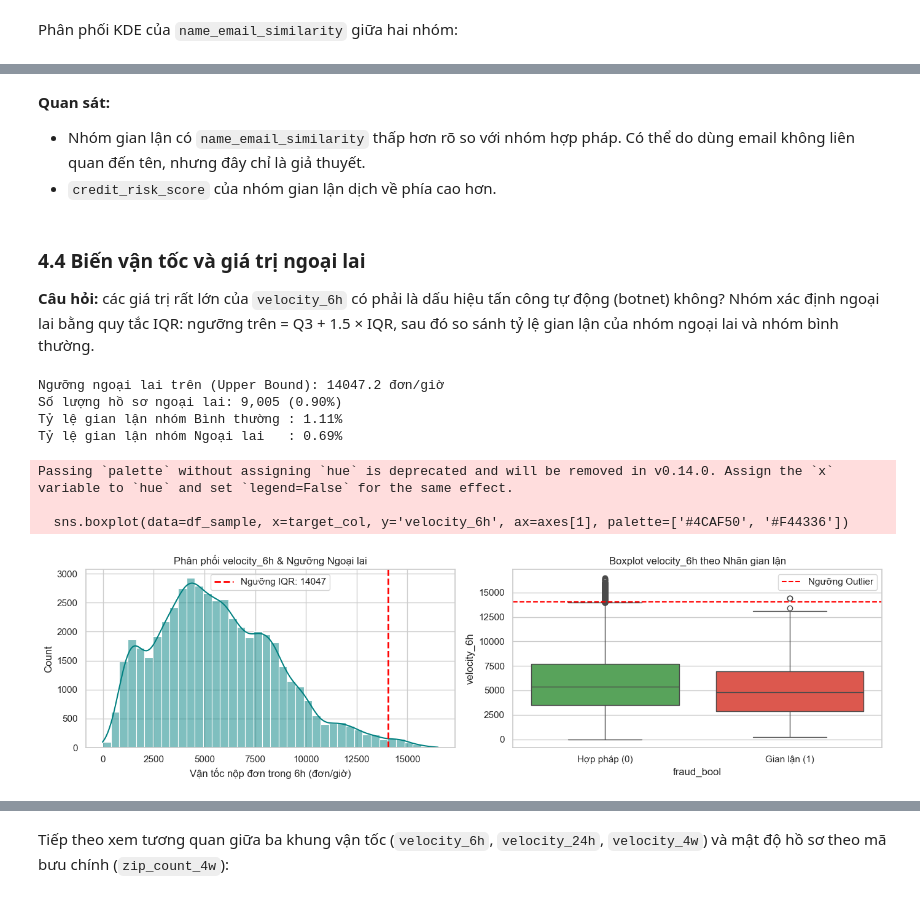
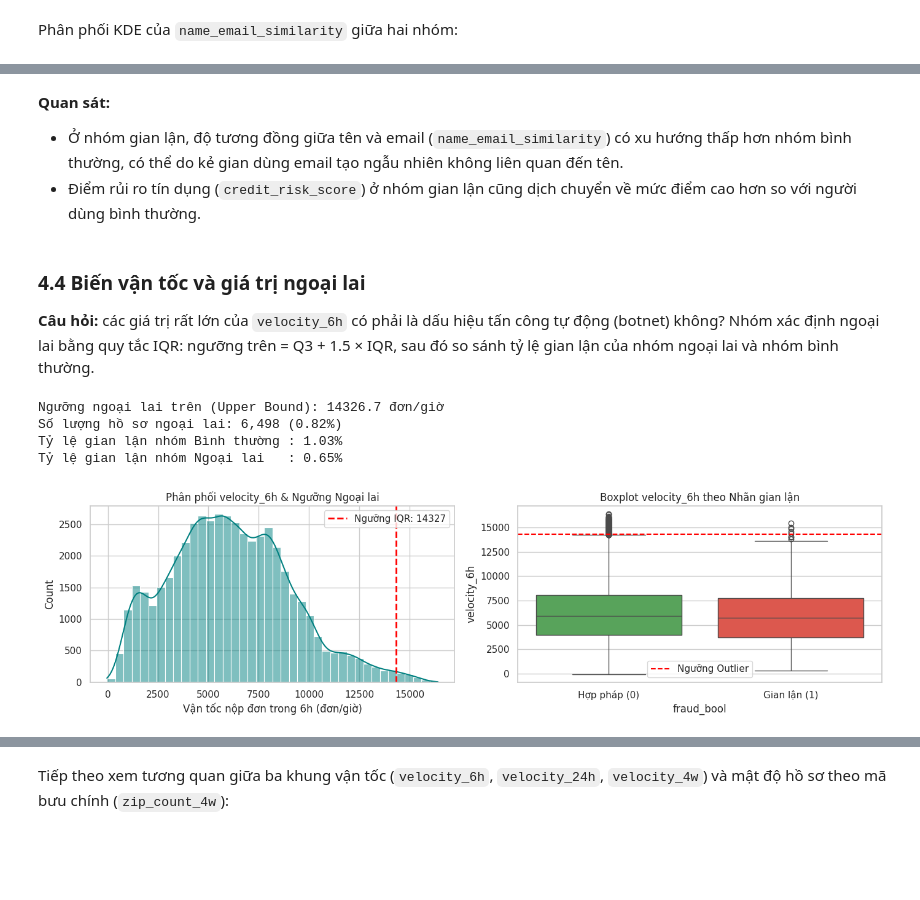
Before and after one commit to dducsw/co5177-data-analytics-and-visualization-project, a Jupyter notebook: tabular/bank-account-fraud.ipynb, the cells around one changed output, grey strips where cells are left out. Drawn from its saved outputs; the diff is of its cells as text; code cells hidden in the pictures; blank space fills up the shorter version.

```diff
--- a/tabular/bank-account-fraud.ipynb
+++ b/tabular/bank-account-fraud.ipynb
@@ -66,9 +104,14 @@ print("Đã import thành công các thư viện cần thiết!")
 # %%
 # Đọc file dữ liệu Base.csv
-df_raw = pd.read_csv('data/Base.csv')   # bản gốc bất biến
-df = df_raw.copy()                       # bản làm việc: chạy lại từ cell này sẽ reset sạch
+load_path = data_file if ('data_file' in locals() and Path(data_file).exists()) else (
+    'data/Base.csv' if Path('data/Base.csv').exists() else 'tabular/data/Base.csv'
+)
+
+df_raw = pd.read_csv(load_path)   # bản gốc bất biến
+df = df_raw.copy()                 # bản làm việc: chạy lại từ cell này sẽ reset sạch
 
 # Kiểm tra số chiều dữ liệu và bản ghi trùng lặp
+print(f"Đã nạp file từ: {Path(load_path).resolve()}")
 print(f"Số dòng dữ liệu: {df.shape[0]:,} dòng")
 print(f"Số lượng cột: {df.shape[1]} cột")
 print(f"Số dòng bị trùng lặp hoàn toàn (duplicated): {df.duplicated().sum()}")
@@ -701,7 +773,7 @@ Passing `palette` without assigning `hue` is deprecated and will be removed in v
 Vì dữ liệu có 1 triệu dòng, nhóm lấy mẫu ngẫu nhiên 50.000 dòng để vẽ biểu đồ cho nhanh.
 # %%
 # Lấy mẫu ngẫu nhiên 50,000 dòng đại diện
-df_sample = df.sample(50000, random_state=42).copy()
+df_sample = df_train.sample(50000, random_state=42).copy()
 print("Kích thước tập mẫu dùng để trực quan hóa:", df_sample.shape)
 # %% [output]
 Kích thước tập mẫu dùng để trực quan hóa: (50000, 37)
@@ -745,54 +810,51 @@ plt.show()
 # %% [markdown]
 **Quan sát:**
-- Nhóm gian lận có `name_email_similarity` thấp hơn rõ so với nhóm hợp pháp. Có thể do dùng email không liên quan đến tên, nhưng đây chỉ là giả thuyết.
-- `credit_risk_score` của nhóm gian lận dịch về phía cao hơn.
+- Ở nhóm gian lận, độ tương đồng giữa tên và email (`name_email_similarity`) có xu hướng thấp hơn nhóm bình thường, có thể do kẻ gian dùng email tạo ngẫu nhiên không liên quan đến tên.
+- Điểm rủi ro tín dụng (`credit_risk_score`) ở nhóm gian lận cũng dịch chuyển về mức điểm cao hơn so với người dùng bình thường.
 # %% [markdown]
 ### 4.4 Biến vận tốc và giá trị ngoại lai
 
 **Câu hỏi:** các giá trị rất lớn của `velocity_6h` có phải là dấu hiệu tấn công tự động (botnet) không? Nhóm xác định ngoại lai bằng quy tắc IQR: ngưỡng trên = Q3 + 1.5 × IQR, sau đó so sánh tỷ lệ gian lận của nhóm ngoại lai và nhóm bình thường.
 # %%
 # Xác định ngưỡng ngoại lai IQR cho velocity_6h
-q1 = df['velocity_6h'].quantile(0.25)
-q3 = df['velocity_6h'].quantile(0.75)
+q1 = df_train['velocity_6h'].quantile(0.25)
+q3 = df_train['velocity_6h'].quantile(0.75)
 iqr = q3 - q1
 upper_bound = q3 + 1.5 * iqr
 
 # Phân chia thành nhóm Bình thường và nhóm Ngoại lai (Outlier)
-outlier_mask = df['velocity_6h'] > upper_bound
-fraud_normal = df.loc[~outlier_mask, target_col].mean() * 100
-fraud_outlier = df.loc[outlier_mask, target_col].mean() * 100
+outlier_mask = df_train['velocity_6h'] > upper_bound
+fraud_normal = df_train.loc[~outlier_mask, target_col].mean() * 100
+fraud_outlier = df_train.loc[outlier_mask, target_col].mean() * 100
 
 print(f"Ngưỡng ngoại lai trên (Upper Bound): {upper_bound:.1f} đơn/giờ")
 print(f"Số lượng hồ sơ ngoại lai: {outlier_mask.sum():,} ({outlier_mask.mean()*100:.2f}%)")
 print(f"Tỷ lệ gian lận nhóm Bình thường : {fraud_normal:.2f}%")
 print(f"Tỷ lệ gian lận nhóm Ngoại lai   : {fraud_outlier:.2f}%")
 # %% [output]
-Ngưỡng ngoại lai trên (Upper Bound): 14047.2 đơn/giờ
-Số lượng hồ sơ ngoại lai: 9,005 (0.90%)
-Tỷ lệ gian lận nhóm Bình thường : 1.11%
-Tỷ lệ gian lận nhóm Ngoại lai   : 0.69%
+Ngưỡng ngoại lai trên (Upper Bound): 14326.7 đơn/giờ
+Số lượng hồ sơ ngoại lai: 6,498 (0.82%)
+Tỷ lệ gian lận nhóm Bình thường : 1.03%
+Tỷ lệ gian lận nhóm Ngoại lai   : 0.65%
 # %%
 # Trực quan hóa phân tích ngoại lai velocity_6h
 fig, axes = plt.subplots(1, 2, figsize=(14, 4))
 
 # 1. Histogram và đường ngưỡng IQR
 sns.histplot(df_sample['velocity_6h'], bins=40, kde=True, ax=axes[0], color='teal')
 axes[0].axvline(upper_bound, color='red', linestyle='--', linewidth=2, label=f'Ngưỡng IQR: {upper_bound:.0f}')
 axes[0].set_title("Phân phối velocity_6h & Ngưỡng Ngoại lai")
 axes[0].set_xlabel("Vận tốc nộp đơn trong 6h (đơn/giờ)")
 axes[0].legend()
 
 # 2. Boxplot so sánh theo nhãn gian lận
-sns.boxplot(data=df_sample, x=target_col, y='velocity_6h', ax=axes[1], palette=['#4CAF50', '#F44336'])
+sns.boxplot(data=df_sample, x=target_col, y='velocity_6h', hue=target_col, ax=axes[1], palette=['#4CAF50', '#F44336'], legend=False)
 axes[1].axhline(upper_bound, color='red', linestyle='--', linewidth=1.5, label='Ngưỡng Outlier')
 axes[1].set_title("Boxplot velocity_6h theo Nhãn gian lận")
-axes[1].set_xticklabels(['Hợp pháp (0)', 'Gian lận (1)'])
+axes[1].set_xticks([0, 1], labels=['Hợp pháp (0)', 'Gian lận (1)'])
 axes[1].legend()
 
 plt.tight_layout()
 plt.show()
 # %% [output]
-Passing `palette` without assigning `hue` is deprecated and will be removed in v0.14.0. Assign the `x` variable to `hue` and set `legend=False` for the same effect.
-
-  sns.boxplot(data=df_sample, x=target_col, y='velocity_6h', ax=axes[1], palette=['#4CAF50', '#F44336'])
-[figure, old version]
+[figure, new version]
```
Also changed, not shown: parts of 131 cells of this notebook, 9 other files.
